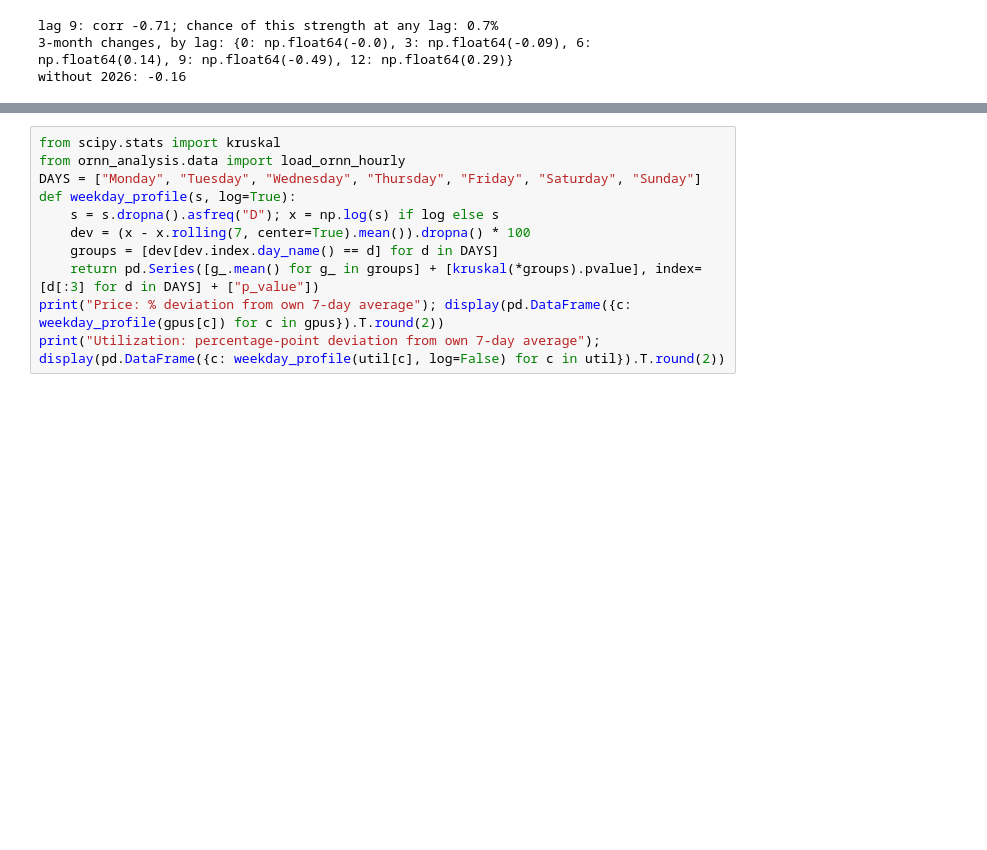
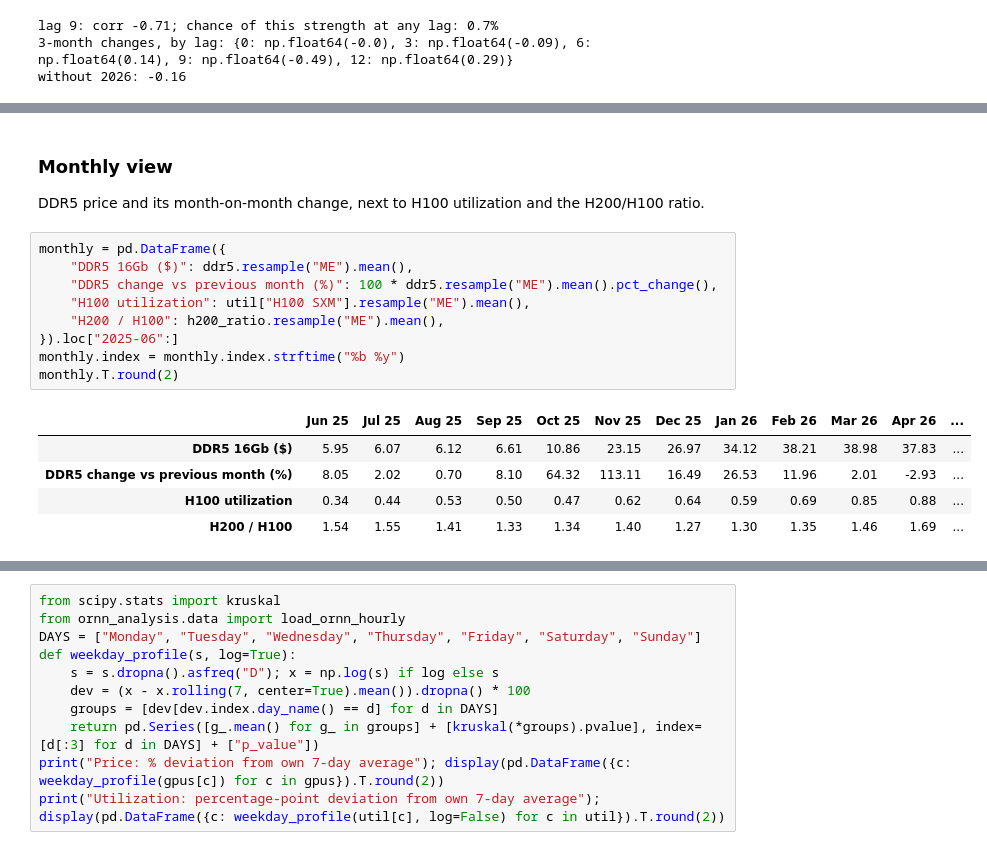
Before and after one commit to DariefMaes/ornn_price_impact, a Jupyter notebook: notebooks/explore.ipynb, the cells around one changed output, grey strips where cells are left out. Saved outputs shown, nothing was run; the diff lists cells and outputs as text; blank space fills up the shorter version.

```diff
--- a/notebooks/explore.ipynb
+++ b/notebooks/explore.ipynb
@@ -471,0 +492,18 @@ without 2026: -0.16
+# %% [markdown]
+### Monthly view
+DDR5 price and its month-on-month change, next to H100 utilization and the H200/H100 ratio.
+# %%
+monthly = pd.DataFrame({
+    "DDR5 16Gb ($)": ddr5.resample("ME").mean(),
+    "DDR5 change vs previous month (%)": 100 * ddr5.resample("ME").mean().pct_change(),
+    "H100 utilization": util["H100 SXM"].resample("ME").mean(),
+    "H200 / H100": h200_ratio.resample("ME").mean(),
+}).loc["2025-06":]
+monthly.index = monthly.index.strftime("%b %y")
+monthly.T.round(2)
+# %% [output]
+|  | Jun 25 | Jul 25 | Aug 25 | Sep 25 | Oct 25 | Nov 25 | Dec 25 | Jan 26 | Feb 26 | Mar 26 | Apr 26 | ... |
+| DDR5 16Gb ($) | 5.95 | 6.07 | 6.12 | 6.61 | 10.86 | 23.15 | 26.97 | 34.12 | 38.21 | 38.98 | 37.83 | ... |
+| DDR5 change vs previous month (%) | 8.05 | 2.02 | 0.70 | 8.10 | 64.32 | 113.11 | 16.49 | 26.53 | 11.96 | 2.01 | -2.93 | ... |
+| H100 utilization | 0.34 | 0.44 | 0.53 | 0.50 | 0.47 | 0.62 | 0.64 | 0.59 | 0.69 | 0.85 | 0.88 | ... |
+| H200 / H100 | 1.54 | 1.55 | 1.41 | 1.33 | 1.34 | 1.40 | 1.27 | 1.30 | 1.35 | 1.46 | 1.69 | ... |
```
Also changed, not shown: parts of 15 cells of this notebook, 6 other files.
